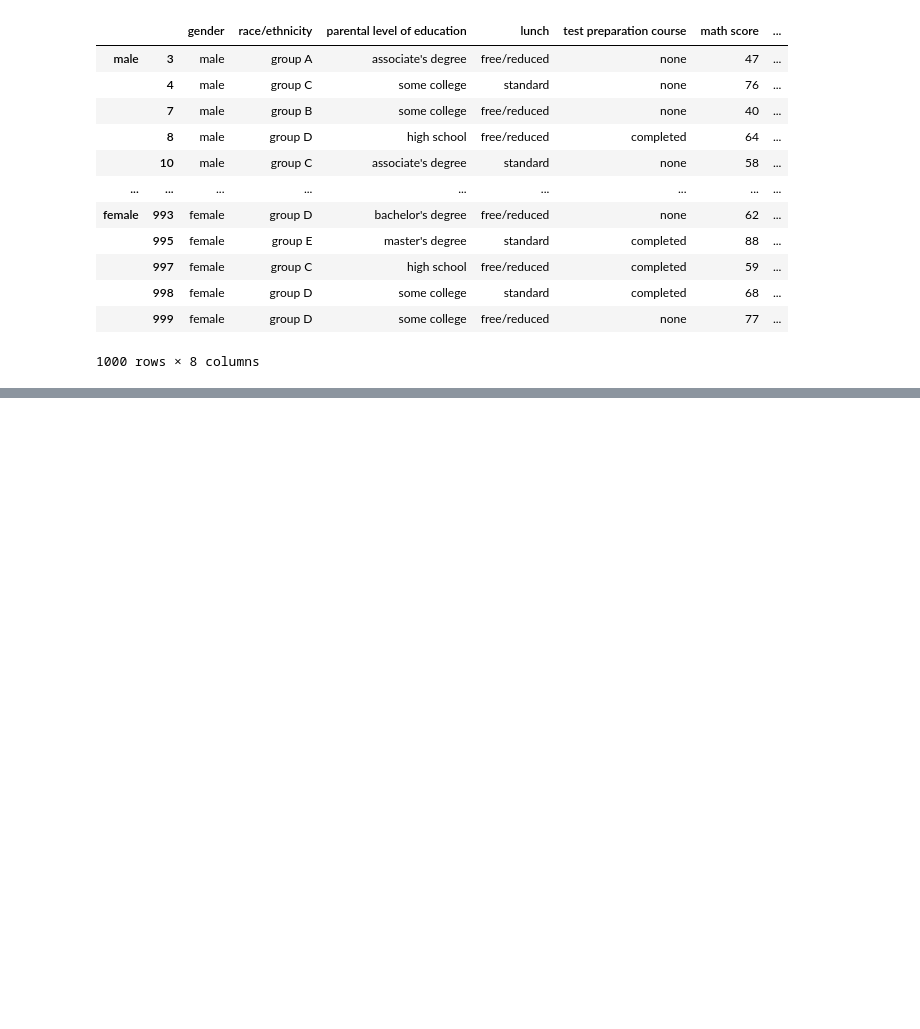
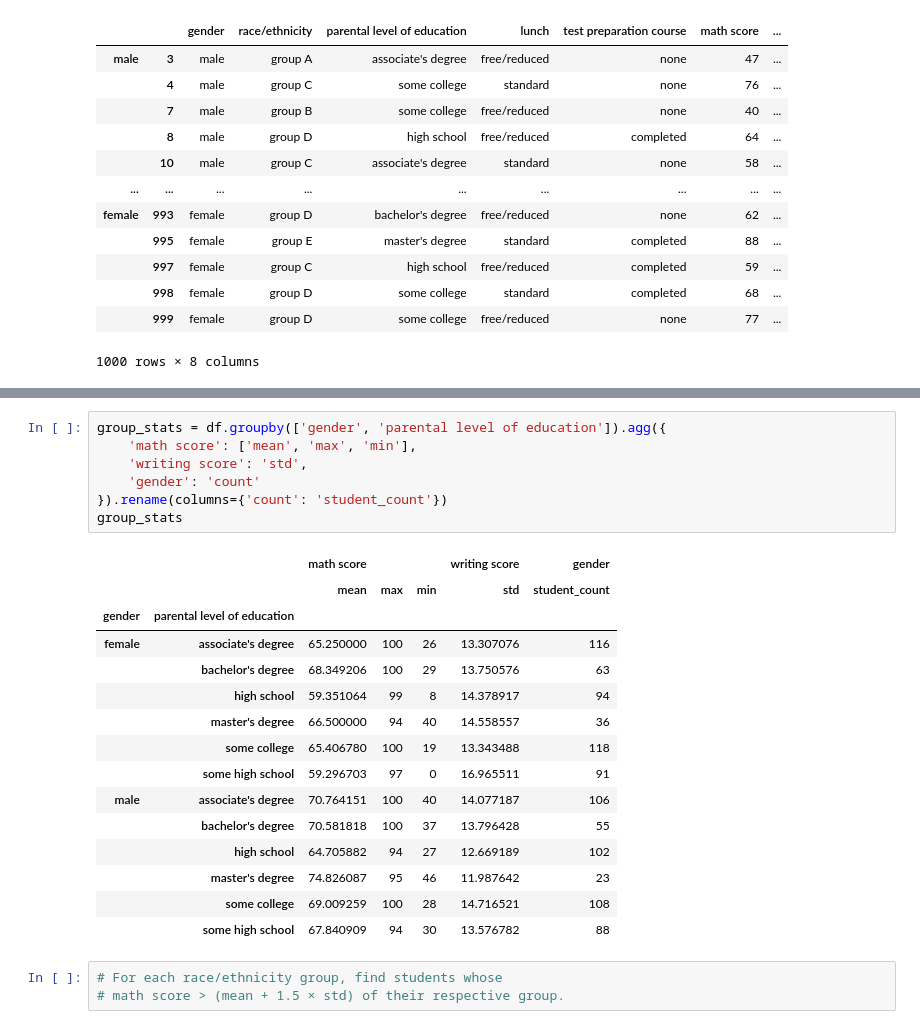
Before and after one commit to Aakashdoraisamy/Core_to_Advanced_Python, a Jupyter notebook: Python_Libraries/pandas/pandas_sql.ipynb, the cells around one changed output, grey strips where cells are left out. Saved outputs shown, nothing was run; the diff lists cells and outputs as text; blank space fills up the shorter version.

```diff
--- a/Python_Libraries/pandas/pandas_sql.ipynb
+++ b/Python_Libraries/pandas/pandas_sql.ipynb
@@ -335,0 +458,26 @@ new_df
+# %%
+group_stats = df.groupby(['gender', 'parental level of education']).agg({
+    'math score': ['mean', 'max', 'min'],
+    'writing score': 'std',
+    'gender': 'count'
+}).rename(columns={'count': 'student_count'})
+group_stats
+# %% [output]
+|  |  | math score |  |  | writing score | gender |
+|  |  | mean | max | min | std | student_count |
+| gender | parental level of education |  |  |  |  |  |
+| female | associate's degree | 65.250000 | 100 | 26 | 13.307076 | 116 |
+|  | bachelor's degree | 68.349206 | 100 | 29 | 13.750576 | 63 |
+|  | high school | 59.351064 | 99 | 8 | 14.378917 | 94 |
+|  | master's degree | 66.500000 | 94 | 40 | 14.558557 | 36 |
+|  | some college | 65.406780 | 100 | 19 | 13.343488 | 118 |
+|  | some high school | 59.296703 | 97 | 0 | 16.965511 | 91 |
+| male | associate's degree | 70.764151 | 100 | 40 | 14.077187 | 106 |
+|  | bachelor's degree | 70.581818 | 100 | 37 | 13.796428 | 55 |
+|  | high school | 64.705882 | 94 | 27 | 12.669189 | 102 |
+|  | master's degree | 74.826087 | 95 | 46 | 11.987642 | 23 |
+|  | some college | 69.009259 | 100 | 28 | 14.716521 | 108 |
+|  | some high school | 67.840909 | 94 | 30 | 13.576782 | 88 |
+# %%
+# For each race/ethnicity group, find students whose
+# math score > (mean + 1.5 × std) of their respective group.
```
Also changed, not shown: parts of 17 cells of this notebook.
